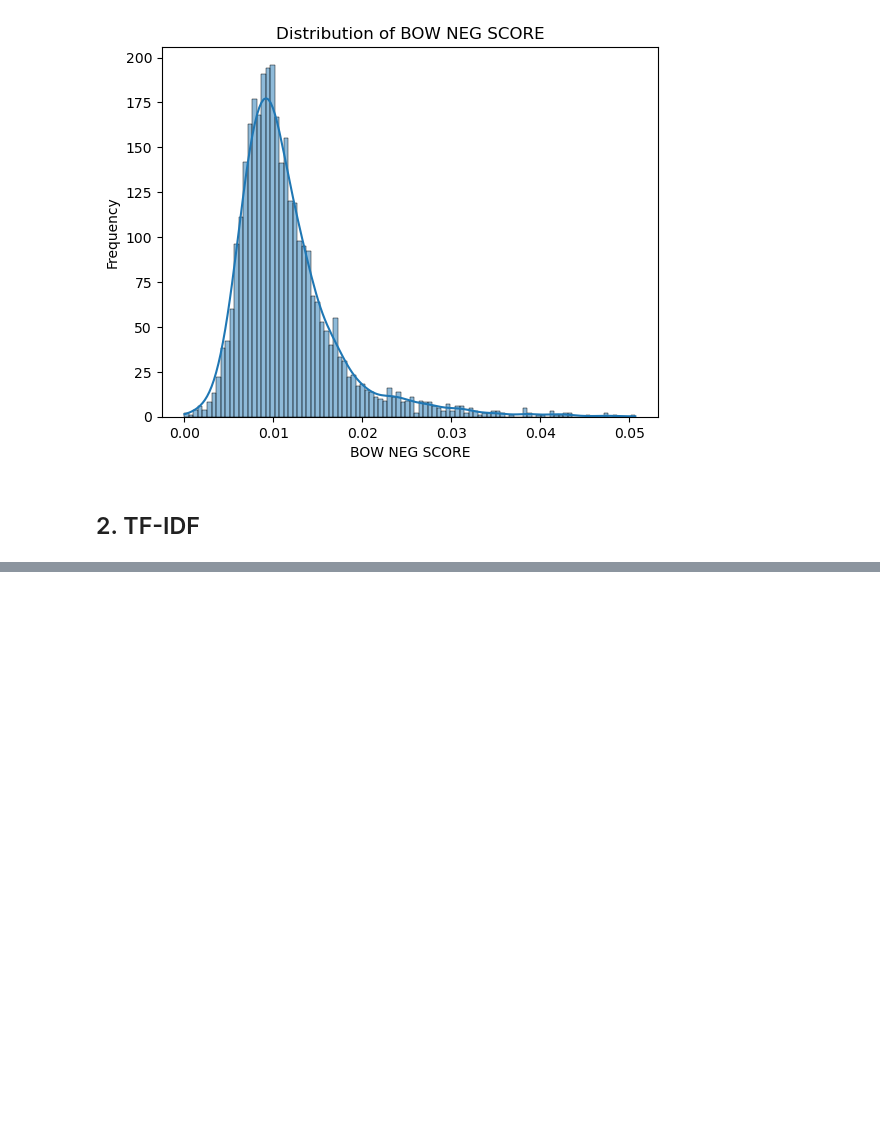
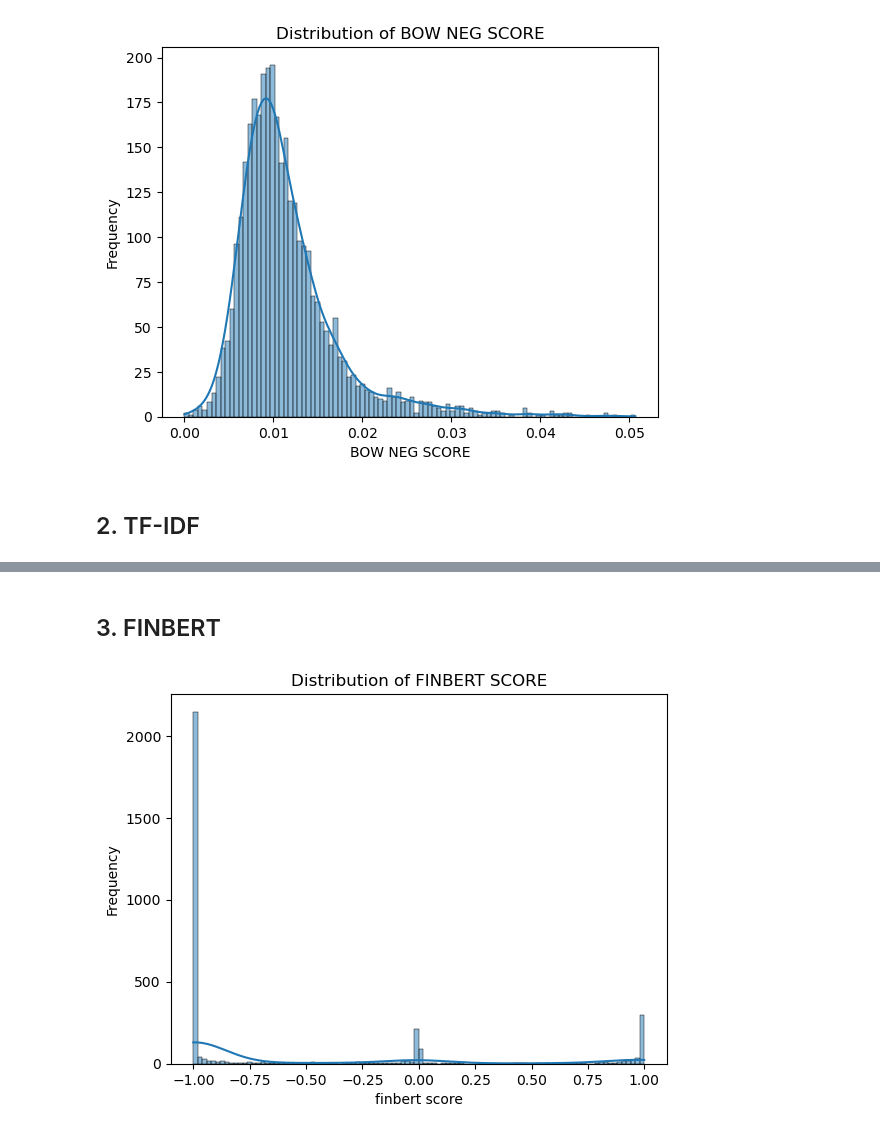
Before and after one commit to suchitranayak1998/10ksentimentalanalysis, a Jupyter notebook: Hypothesis_testing.ipynb, the cells around one changed output, grey strips where cells are left out. Saved outputs shown, nothing was run; the diff lists cells and outputs as text; code cells hidden in the pictures; blank space fills up the shorter version.

```diff
--- a/Hypothesis_testing.ipynb
+++ b/Hypothesis_testing.ipynb
@@ -48,0 +71,11 @@ df_10ksp_filtered4
+# %% [markdown]
+## 3. FINBERT
+# %%
+# The distribution of FINBERT  scores
+sns.histplot(data=df_10ksp_filtered5, x='FINBERT SCORE', bins=100, kde=True)
+plt.title('Distribution of FINBERT SCORE')
+plt.xlabel('finbert score')
+plt.ylabel('Frequency')
+plt.show()
+# %% [output]
+[figure, added]
```
Also changed, not shown: parts of 7 cells of this notebook.
